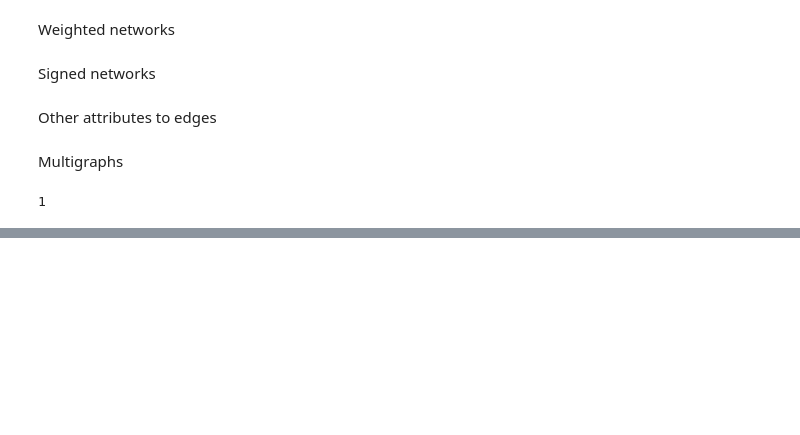
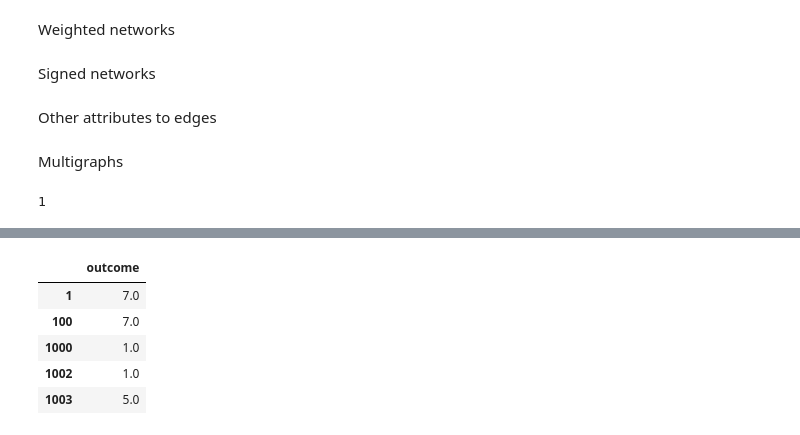
Before and after one commit to johnnyjw/5michds, a Jupyter notebook: week1.ipynb, the cells around one changed output, grey strips where cells are left out. Saved outputs shown, nothing was run; the diff lists cells and outputs as text; code cells hidden in the pictures; blank space fills up the shorter version.

```diff
--- a/week1.ipynb
+++ b/week1.ipynb
@@ -39,0 +391,12 @@ G.add_edge('A', 'B', relation='friend')
+# %%
+won_as_white = df[df['outcome'] == 1].groupby('white').sum()
+won_as_black = -df[df['outcome'] == -1].groupby('black').sum()
+win_count = won_as_white.add(won_as_black, fill_value=0)
+win_count.head()
+# %% [output]
+|  | outcome |
+| 1 | 7.0 |
+| 100 | 7.0 |
+| 1000 | 1.0 |
+| 1002 | 1.0 |
+| 1003 | 5.0 |
```
Also changed, not shown: parts of 82 cells of this notebook, 3 other files.
